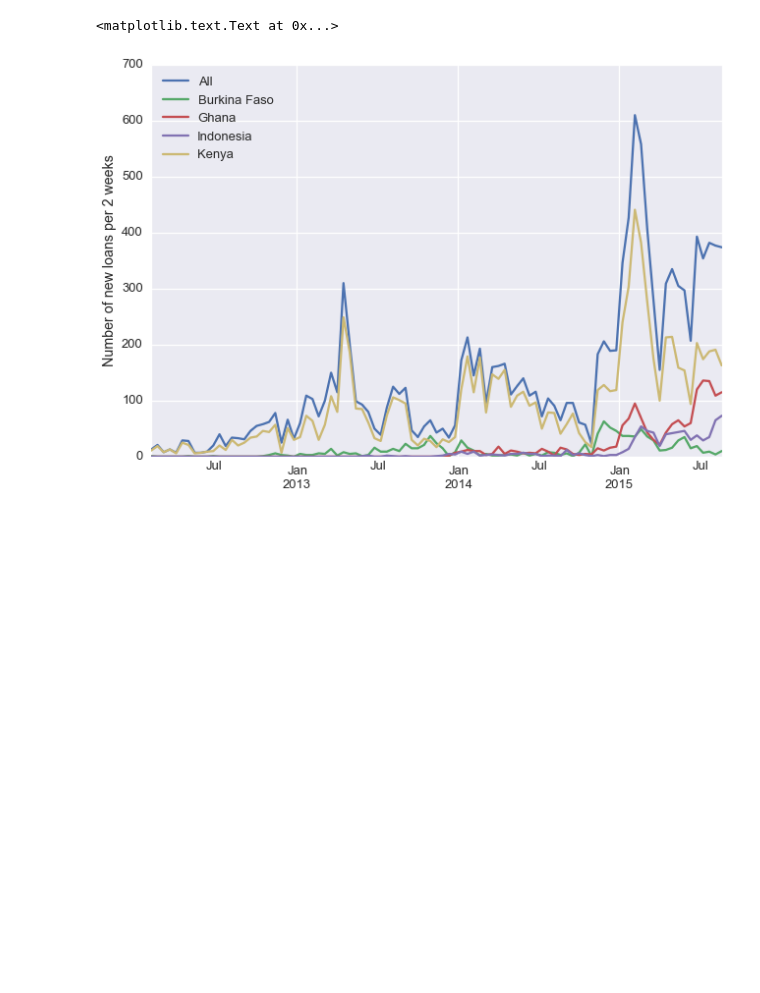
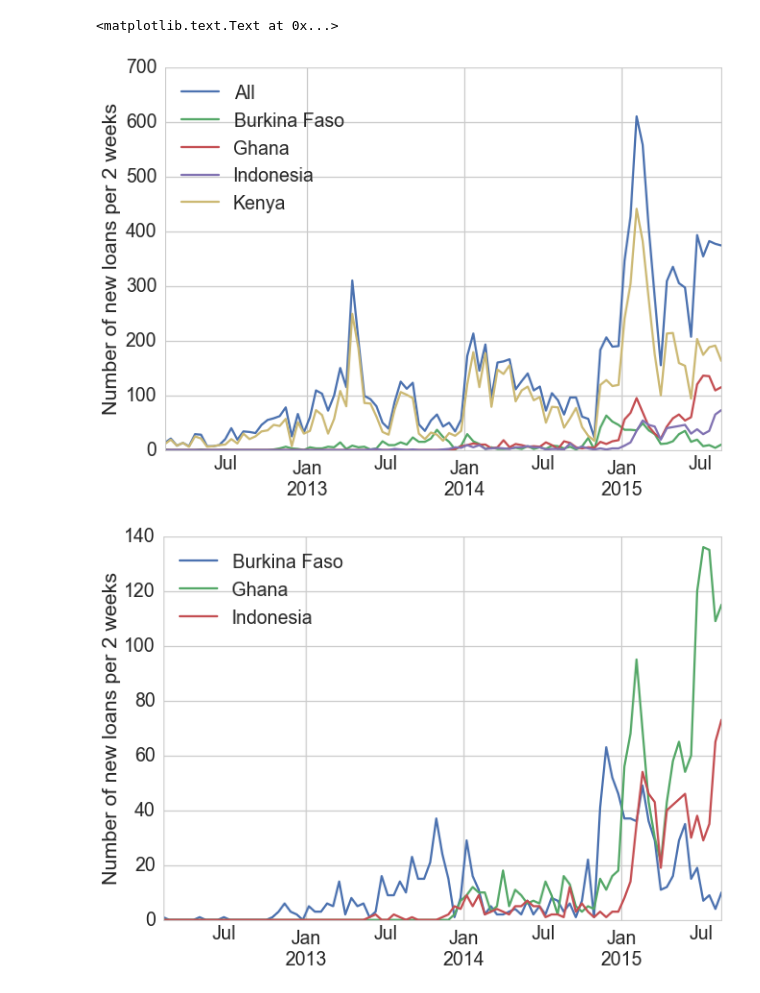
Before and after one commit to glenday/Zidisha, a Jupyter notebook: ZidishaApp/app/Zidisha_organization_by_country.ipynb, the cells around one changed output. Saved outputs shown, nothing was run; the diff lists cells and outputs as text; code cells hidden in the pictures; blank space fills up the shorter version.

```diff
--- a/ZidishaApp/app/Zidisha_organization_by_country.ipynb
+++ b/ZidishaApp/app/Zidisha_organization_by_country.ipynb
@@ -16,8 +16,10 @@ import scipy.signal as sps
 import time
 
 %matplotlib inline
-# %%
-sns.set_context('talk')
+# %%
+sns.set()
+sns.set_context('talk', font_scale=1.5)
+sns.set_style('whitegrid')
 # %%
 #connect to db
 zidisha_db = qdb.QueryDatabase('zidisha')
@@ -143,9 +171,12 @@ plt.ylabel('Fraction of loans fully funded')
 # %%
 df_first_loans_count.plot()
 plt.ylabel('Number of new loans per 2 weeks')
+df_first_loans_count[['Burkina Faso', 'Ghana', 'Indonesia']].plot()
+plt.ylabel('Number of new loans per 2 weeks')
 # %% [output]
 <matplotlib.text.Text at 0x...>
-[figure, old version]
+[figure, new version]
+[figure, added]
 # %%
 df_new_borrowers_count.plot()
 plt.ylabel('Number of new borrowers per 2 weeks')
```
Also changed, not shown: parts of 14 cells of this notebook, 4 other files.
